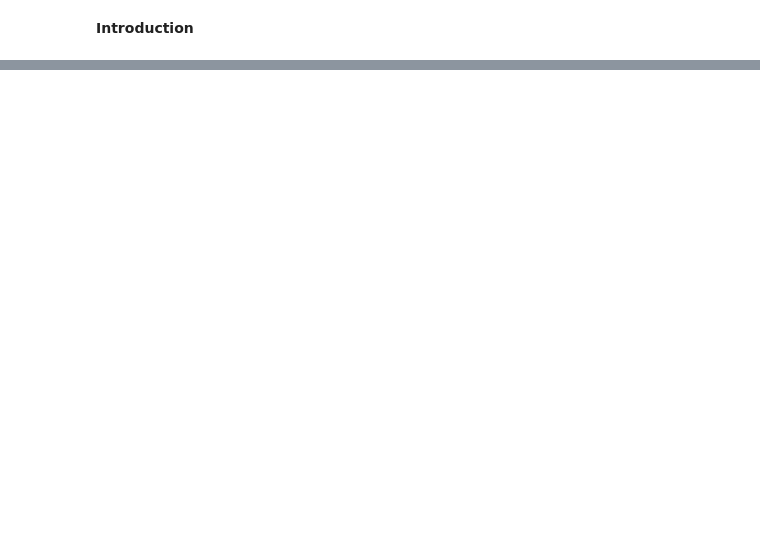
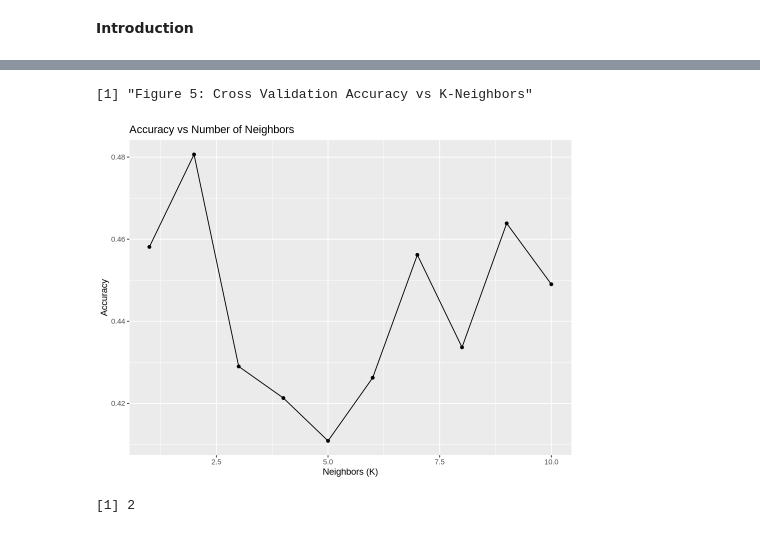
Before and after one commit to ashleyan1207/DSCI-100-Project, a Jupyter notebook: DSCI 100 Project.ipynb, the cells around one changed output, grey strips where cells are left out. Drawn from its saved outputs; the diff is of its cells as text; code cells hidden in the pictures; blank space fills up the shorter version.

Commit message:
wrote methods and results

```diff
--- a/DSCI 100 Project.ipynb
+++ b/DSCI 100 Project.ipynb
@@ -38,0 +152,51 @@ sessions csv link https://raw.githubusercontent.com/ashleyan1207/DSCI-100-Projec
+# %%
+set.seed(2025)
+selected_players <- players  |>
+    mutate(experience_label= as.numeric(experience)) |>
+    select(contributor_level, experience, experience_label, Age)
+
+players_split <- initial_split(selected_players, prop = 0.7, strata = contributor_level)
+players_training <- training(players_split)
+players_testing <- testing(players_split)
+
+players_recipe <- recipe(contributor_level ~ experience_label + Age, data = players_training) |>
+    step_scale(all_predictors()) |>
+    step_center(all_predictors()) |>
+    # step_normalize(all_predictors()) |>
+    step_upsample(contributor_level, over_ratio = 1, skip = TRUE)
+
+knn_tune <- nearest_neighbor(weight_func = "rectangular", neighbors = tune()) |>
+    set_engine("kknn") |>
+    set_mode("classification")
+
+players_vfold <- vfold_cv(players_training, v = 5, strata = contributor_level)
+
+k_vals <- tibble(neighbors = seq(from = 1, to = 10, by = 1))
+
+knn_results <- workflow() |>
+    add_recipe(players_recipe) |>
+    add_model(knn_tune) |>
+    tune_grid(resamples = players_vfold, grid = k_vals) |>
+    collect_metrics() |>
+    filter(.metric == "accuracy")
+
+cross_val_plot <- ggplot(knn_results, aes(x = neighbors, y = mean)) +
+    geom_point() +
+    geom_line() +
+    labs(x = "Neighbors (K)", y = "Accuracy") +
+    ggtitle("Accuracy vs Number of Neighbors")
+
+options(repr.plot.width = 8, repr.plot.height = 6)
+print("Figure 5: Cross Validation Accuracy vs K-Neighbors")
+cross_val_plot
+# %% [output]
+[1] "Figure 5: Cross Validation Accuracy vs K-Neighbors"
+[figure, added]
+# %%
+best_k <- knn_results |>
+    arrange(desc(mean)) |>
+    slice(1) |>
+    pull(neighbors)
+best_k
+# %% [output]
+[1] 2
```
Also changed, not shown: parts of 13 cells of this notebook.
